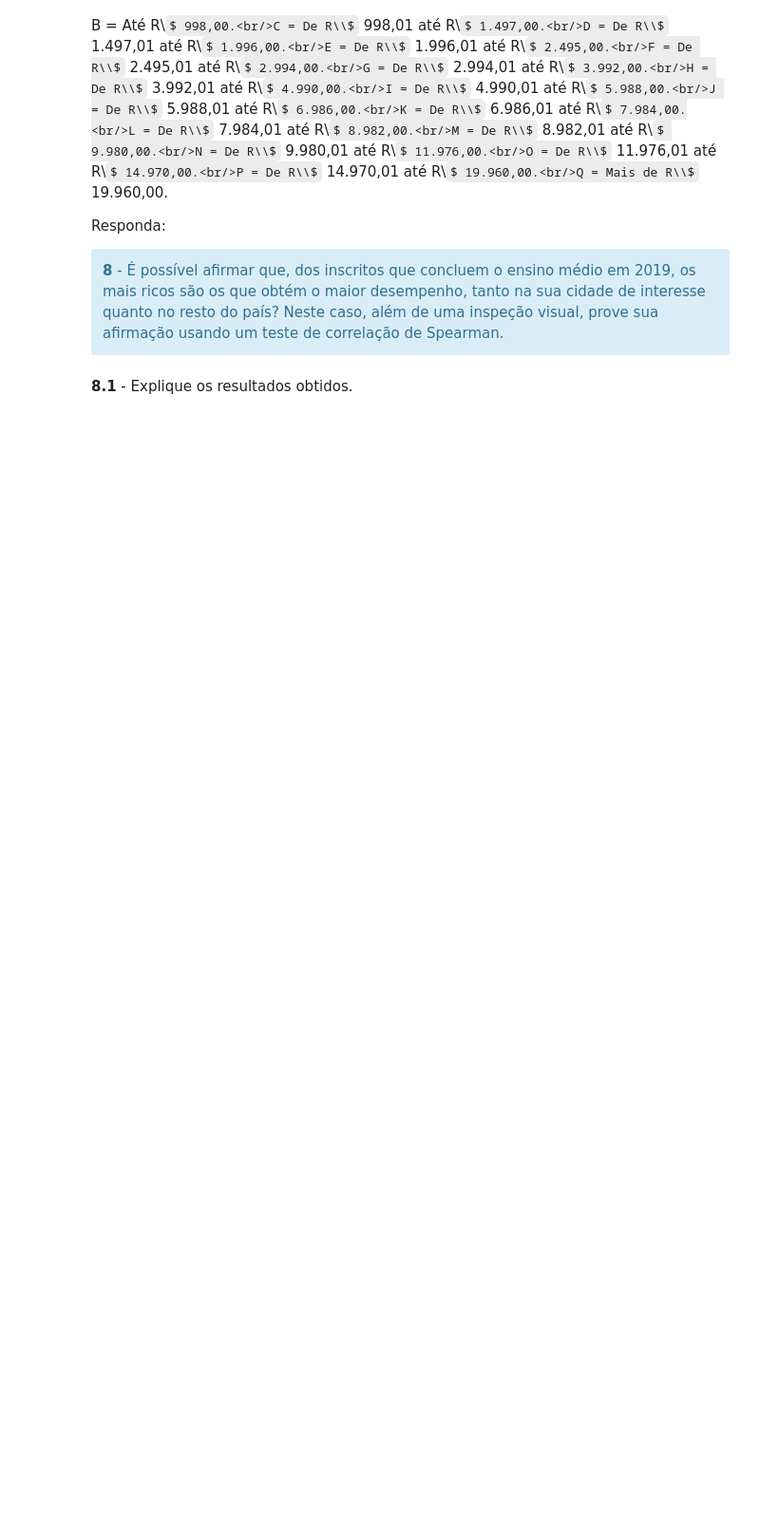
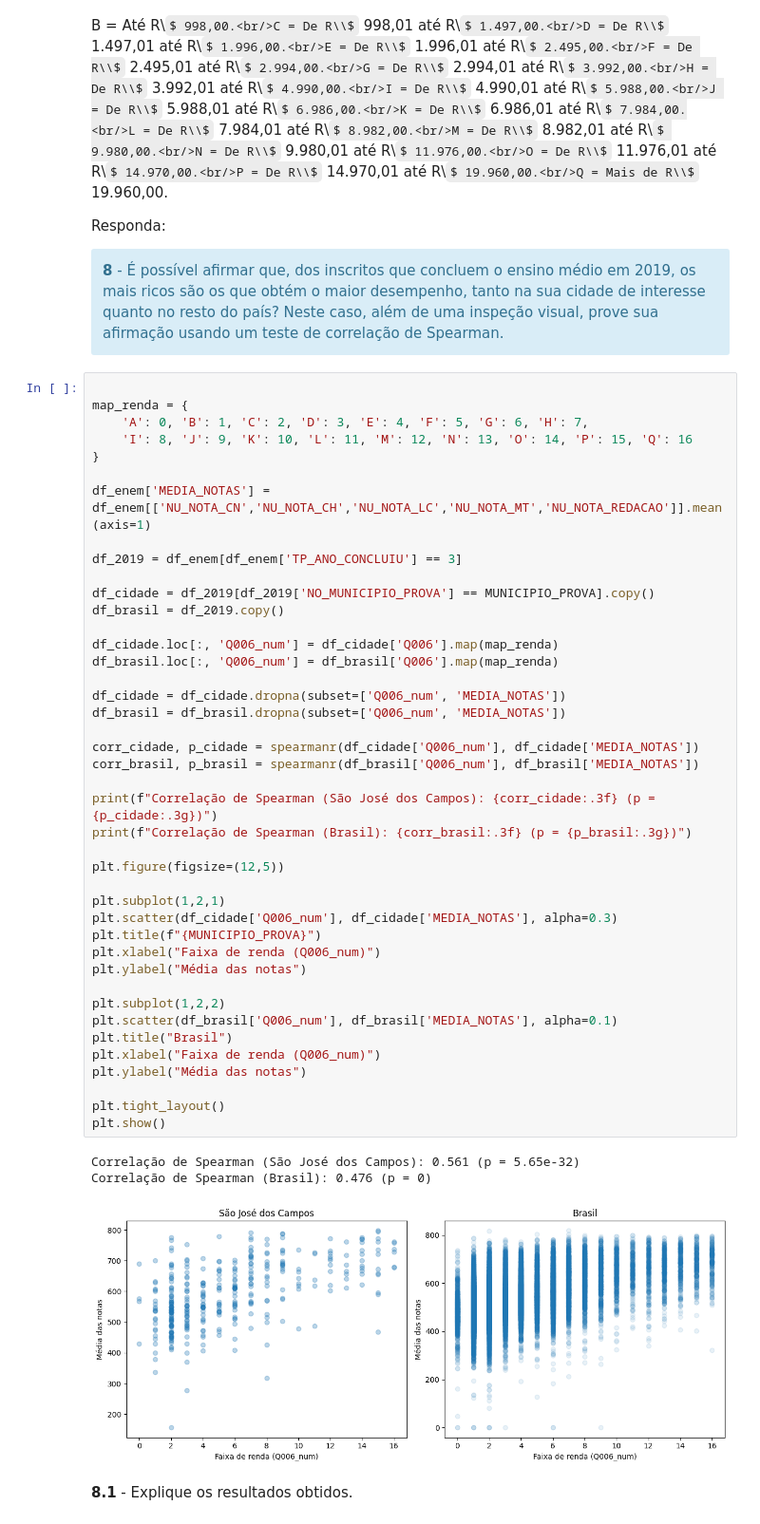
Before and after one commit to SarahLimaSO/Trabalho_ciencia_de_dados_enem, a Jupyter notebook: Trabalho Pratico - DS.ipynb, the cells around one changed output. Shown at 95% size. Saved outputs shown, nothing was run; the diff lists cells and outputs as text; some formulas as TeX source; blank space fills up the shorter version.

```diff
--- a/Trabalho Pratico - DS.ipynb
+++ b/Trabalho Pratico - DS.ipynb
@@ -445,6 +495,52 @@ Responda:
 <div class="alert alert-info">
 <b>8</b> - É possível afirmar que, dos inscritos que concluem o ensino médio em 2019, os mais ricos são os que obtém o maior desempenho, tanto na sua cidade de interesse quanto no resto do país? Neste caso, além de uma inspeção visual, prove sua afirmação usando um teste de correlação de Spearman.
 </div>
+# %%
+
+map_renda = {
+    'A': 0, 'B': 1, 'C': 2, 'D': 3, 'E': 4, 'F': 5, 'G': 6, 'H': 7,
+    'I': 8, 'J': 9, 'K': 10, 'L': 11, 'M': 12, 'N': 13, 'O': 14, 'P': 15, 'Q': 16
+}
+
+df_enem['MEDIA_NOTAS'] = df_enem[['NU_NOTA_CN','NU_NOTA_CH','NU_NOTA_LC','NU_NOTA_MT','NU_NOTA_REDACAO']].mean(axis=1)
+
+df_2019 = df_enem[df_enem['TP_ANO_CONCLUIU'] == 3]
+
+df_cidade = df_2019[df_2019['NO_MUNICIPIO_PROVA'] == MUNICIPIO_PROVA].copy()
+df_brasil = df_2019.copy()
+
+df_cidade.loc[:, 'Q006_num'] = df_cidade['Q006'].map(map_renda)
+df_brasil.loc[:, 'Q006_num'] = df_brasil['Q006'].map(map_renda)
+
+df_cidade = df_cidade.dropna(subset=['Q006_num', 'MEDIA_NOTAS'])
+df_brasil = df_brasil.dropna(subset=['Q006_num', 'MEDIA_NOTAS'])
+
+corr_cidade, p_cidade = spearmanr(df_cidade['Q006_num'], df_cidade['MEDIA_NOTAS'])
+corr_brasil, p_brasil = spearmanr(df_brasil['Q006_num'], df_brasil['MEDIA_NOTAS'])
+
+print(f"Correlação de Spearman (São José dos Campos): {corr_cidade:.3f} (p = {p_cidade:.3g})")
+print(f"Correlação de Spearman (Brasil): {corr_brasil:.3f} (p = {p_brasil:.3g})")
+
+plt.figure(figsize=(12,5))
+
+plt.subplot(1,2,1)
+plt.scatter(df_cidade['Q006_num'], df_cidade['MEDIA_NOTAS'], alpha=0.3)
+plt.title(f"{MUNICIPIO_PROVA}")
+plt.xlabel("Faixa de renda (Q006_num)")
+plt.ylabel("Média das notas")
+
+plt.subplot(1,2,2)
+plt.scatter(df_brasil['Q006_num'], df_brasil['MEDIA_NOTAS'], alpha=0.1)
+plt.title("Brasil")
+plt.xlabel("Faixa de renda (Q006_num)")
+plt.ylabel("Média das notas")
+
+plt.tight_layout()
+plt.show()
+# %% [output]
+Correlação de Spearman (São José dos Campos): 0.561 (p = 5.65e-32)
+Correlação de Spearman (Brasil): 0.476 (p = 0)
+[figure, added]
 # %% [markdown]
 <div class="alert alert-primary">
 <b>8.1</b> - Explique os resultados obtidos.
```
Also changed, not shown: parts of 18 cells of this notebook.
